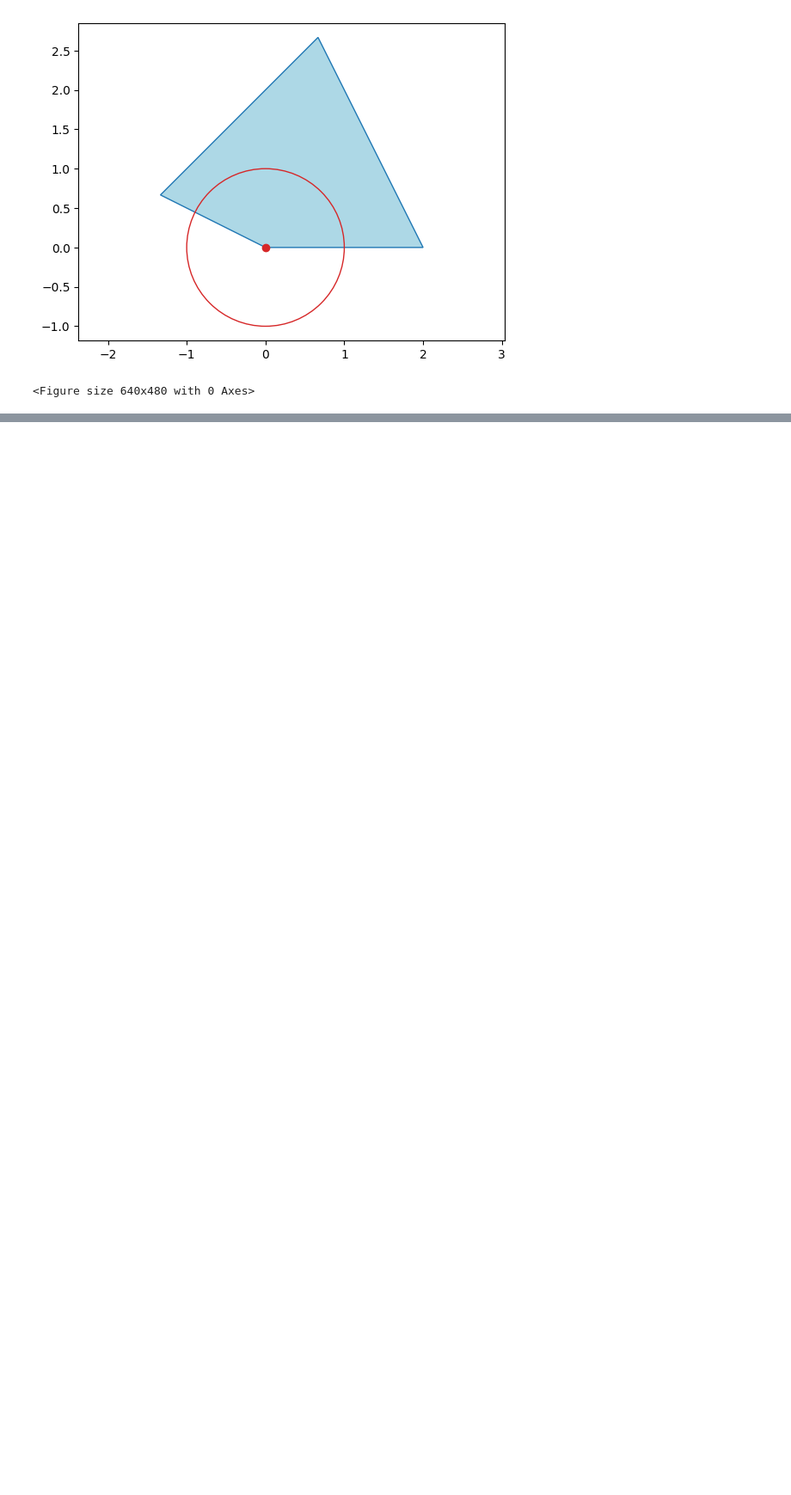
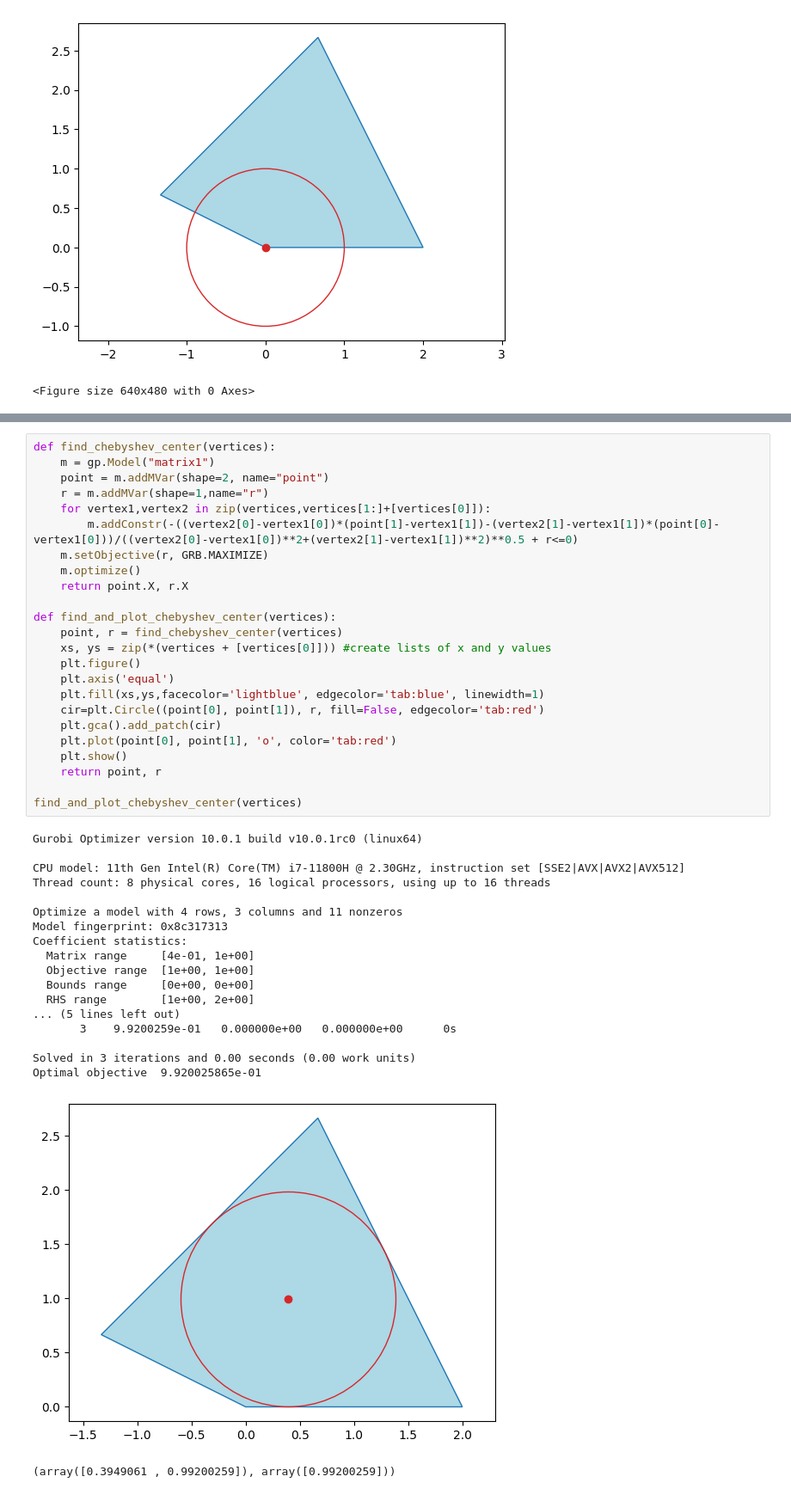
Before and after one commit to lkowalik/ConvexOptimization, a Jupyter notebook: lab1/Chebyshev-center-template.ipynb, the cells around one changed output, grey strips where cells are left out. Shown at 86% size. Saved outputs shown, nothing was run; the diff lists cells and outputs as text; blank space fills up the shorter version.

Commit message:
solutions to chebyshev centre and cops and robber

```diff
--- a/lab1/Chebyshev-center-template.ipynb
+++ b/lab1/Chebyshev-center-template.ipynb
@@ -35,0 +39,44 @@ plt.savefig('chebyshev.pdf')
+# %%
+def find_chebyshev_center(vertices):
+    m = gp.Model("matrix1")
+    point = m.addMVar(shape=2, name="point")
+    r = m.addMVar(shape=1,name="r")
+    for vertex1,vertex2 in zip(vertices,vertices[1:]+[vertices[0]]):
+        m.addConstr(-((vertex2[0]-vertex1[0])*(point[1]-vertex1[1])-(vertex2[1]-vertex1[1])*(point[0]-vertex1[0]))/((vertex2[0]-vertex1[0])**2+(vertex2[1]-vertex1[1])**2)**0.5 + r<=0)
+    m.setObjective(r, GRB.MAXIMIZE)
+    m.optimize()
+    return point.X, r.X
+
+def find_and_plot_chebyshev_center(vertices):
+    point, r = find_chebyshev_center(vertices)
+    xs, ys = zip(*(vertices + [vertices[0]])) #create lists of x and y values
+    plt.figure()
+    plt.axis('equal')
+    plt.fill(xs,ys,facecolor='lightblue', edgecolor='tab:blue', linewidth=1)
+    cir=plt.Circle((point[0], point[1]), r, fill=False, edgecolor='tab:red')
+    plt.gca().add_patch(cir)
+    plt.plot(point[0], point[1], 'o', color='tab:red')
+    plt.show()
+    return point, r
+
+find_and_plot_chebyshev_center(vertices)
+# %% [output]
+Gurobi Optimizer version 10.0.1 build v10.0.1rc0 (linux64)
+
+CPU model: 11th Gen Intel(R) Core(TM) i7-11800H @ 2.30GHz, instruction set [SSE2|AVX|AVX2|AVX512]
+Thread count: 8 physical cores, 16 logical processors, using up to 16 threads
+
+Optimize a model with 4 rows, 3 columns and 11 nonzeros
+Model fingerprint: 0x8c317313
+Coefficient statistics:
+  Matrix range     [4e-01, 1e+00]
+  Objective range  [1e+00, 1e+00]
+  Bounds range     [0e+00, 0e+00]
+  RHS range        [1e+00, 2e+00]
+... (5 lines left out)
+       3    9.9200259e-01   0.000000e+00   0.000000e+00      0s
+
+Solved in 3 iterations and 0.00 seconds (0.00 work units)
+Optimal objective  9.920025865e-01
+[figure, added]
+(array([0.3949061 , 0.99200259]), array([0.99200259]))
```
Also changed, not shown: parts of 1 cell of this notebook, 1 other file.
